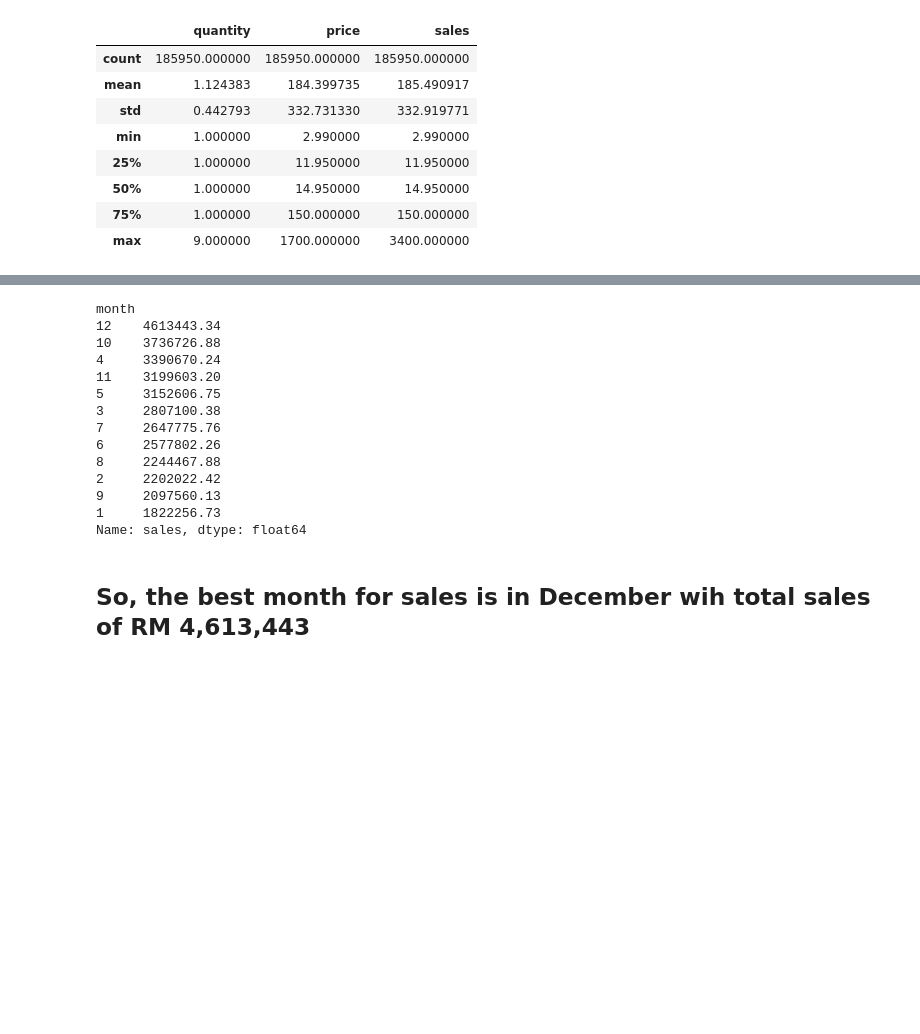
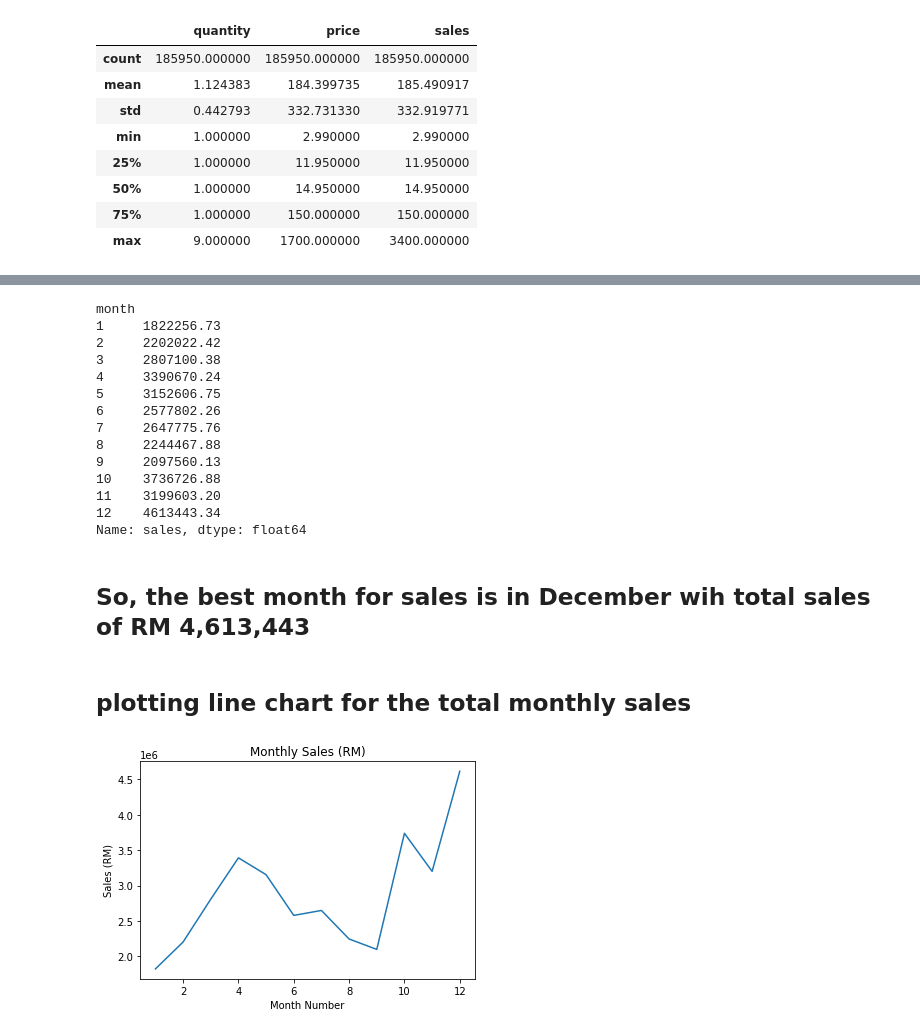
Before and after one commit to rhmnnmhmd/Sales-Analysis, a Jupyter notebook: sales_analysis.ipynb, the cells around one changed output, grey strips where cells are left out. Saved outputs shown, nothing was run; the diff lists cells and outputs as text; code cells hidden in the pictures; blank space fills up the shorter version.

```diff
--- a/sales_analysis.ipynb
+++ b/sales_analysis.ipynb
@@ -246,21 +232,36 @@ df
 sales_groupby_month = df.groupby('month')['sales'].sum()
 # df.groupby('month')[['sales', 'quantity']].sum()
 
-sales_groupby_month.sort_values(ascending = False)
+sales_groupby_month
 # %% [output]
 month
+1     1822256.73
+2     2202022.42
+3     2807100.38
+4     3390670.24
+5     3152606.75
+6     2577802.26
+7     2647775.76
+8     2244467.88
+9     2097560.13
+10    3736726.88
+11    3199603.20
 12    4613443.34
-10    3736726.88
-4     3390670.24
-11    3199603.20
-5     3152606.75
-3     2807100.38
-7     2647775.76
-6     2577802.26
-8     2244467.88
-2     2202022.42
-9     2097560.13
-1     1822256.73
 Name: sales, dtype: float64
 # %% [markdown]
 ## So, the best month for sales is in December wih total sales of RM 4,613,443
+# %% [markdown]
+## plotting line chart for the total monthly sales
+# %%
+months = sales_groupby_month.index
+sales = sales_groupby_month[: ]
+
+fig, ax = plt.subplots(1, 1)
+ax.plot(months, sales)
+ax.set_xlabel('Month Number')
+ax.set_ylabel('Sales (RM)')
+ax.set_title('Monthly Sales (RM)')
+#ax.set_xticklabels(['Jan', 'Feb', 'Mar', 'Apr', 'May', 'Jun', 'Jul', 'Aug', 'Sep', 'Oct', 'Nov', 'Dec'])
+plt.show()
+# %% [output]
+[figure, added]
```
Also changed, not shown: parts of 12 cells of this notebook.
